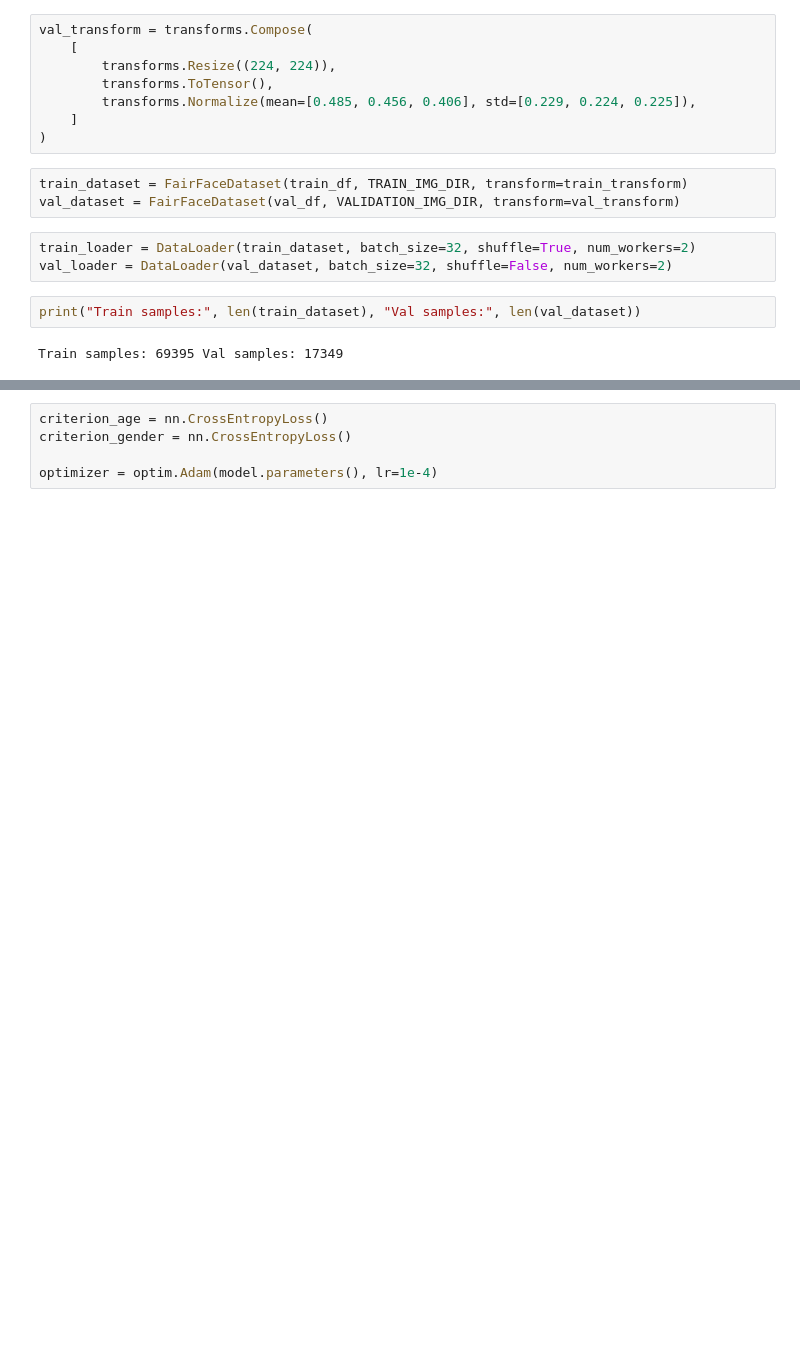
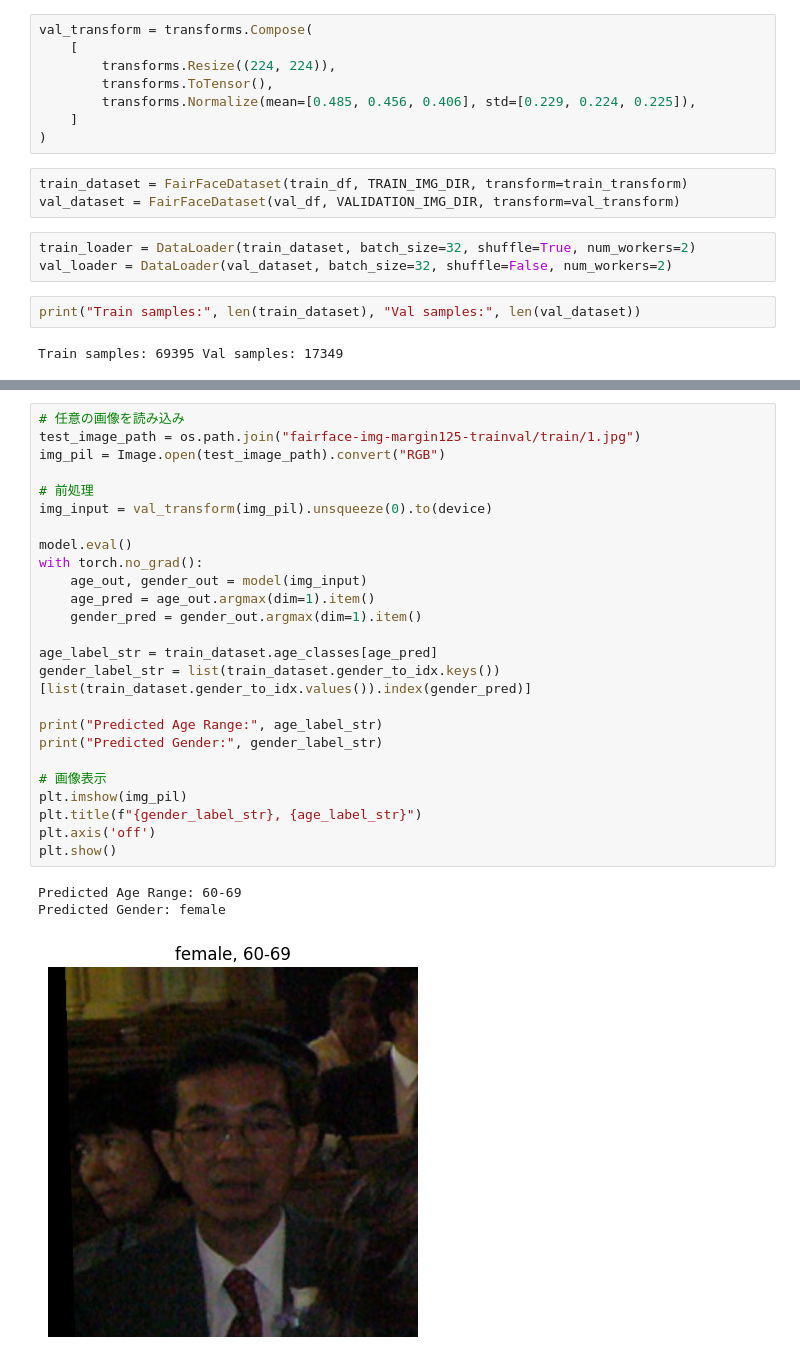
Before and after one commit to wdtkm0823/fairface-gender-age-clothing-model, a Jupyter notebook: main.ipynb, the cells around one changed output, grey strips where cells are left out. Cells and saved outputs as stored; diff of their text form; blank space fills up the shorter version.

```diff
--- a/main.ipynb
+++ b/main.ipynb
@@ -122,5 +129,29 @@ Downloading: "https://download.pytorch.org/models/resnet18-f37072fd.pth" to /Use
-# %%
-criterion_age = nn.CrossEntropyLoss()
-criterion_gender = nn.CrossEntropyLoss()
-
-optimizer = optim.Adam(model.parameters(), lr=1e-4)
+# %%
+# 任意の画像を読み込み
+test_image_path = os.path.join("fairface-img-margin125-trainval/train/1.jpg")
+img_pil = Image.open(test_image_path).convert("RGB")
+
+# 前処理
+img_input = val_transform(img_pil).unsqueeze(0).to(device)
+
+model.eval()
+with torch.no_grad():
+    age_out, gender_out = model(img_input)
+    age_pred = age_out.argmax(dim=1).item()
+    gender_pred = gender_out.argmax(dim=1).item()
+
+age_label_str = train_dataset.age_classes[age_pred]
+gender_label_str = list(train_dataset.gender_to_idx.keys())[list(train_dataset.gender_to_idx.values()).index(gender_pred)]
+
+print("Predicted Age Range:", age_label_str)
+print("Predicted Gender:", gender_label_str)
+
+# 画像表示
+plt.imshow(img_pil)
+plt.title(f"{gender_label_str}, {age_label_str}")
+plt.axis('off')
+plt.show()
+# %% [output]
+Predicted Age Range: 60-69
+Predicted Gender: female
+[figure, added]
```
Also changed, not shown: parts of 3 cells of this notebook.
